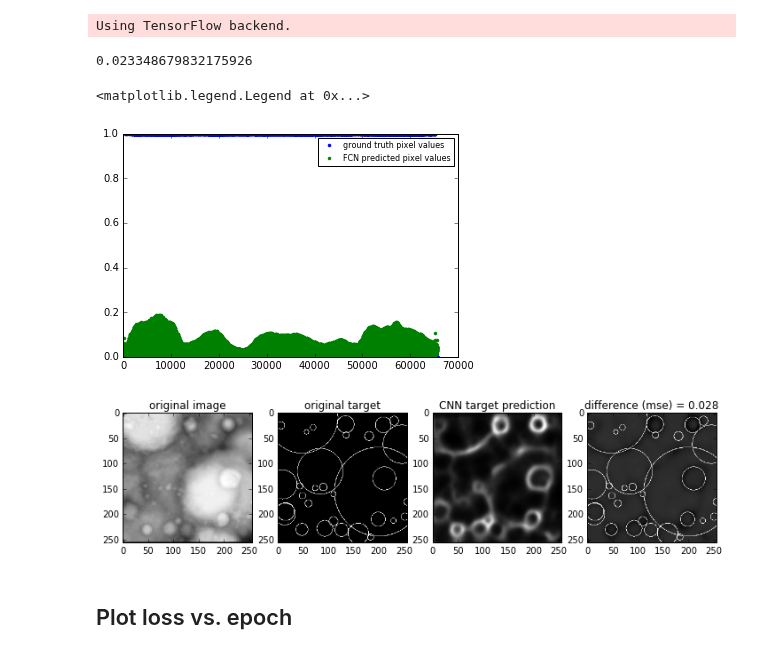
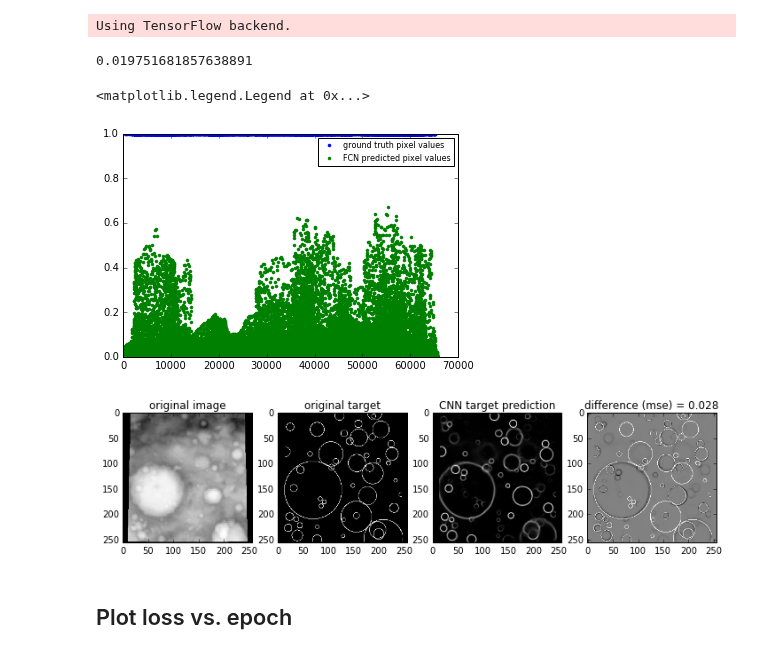
Before and after one commit to silburt/moon-craters, a Jupyter notebook: Mask_generator_analysis_ari.ipynb, the cells around one changed output. Drawn from its saved outputs; the diff is of its cells as text; code cells hidden in the pictures.

```diff
--- a/Mask_generator_analysis_ari.ipynb
+++ b/Mask_generator_analysis_ari.ipynb
@@ -121,7 +121,7 @@ Using TensorFlow backend.
 #filename = 'models/FCNforkskip_%s_FL20.h5'%ext
 #filename = 'models/FCNforkskip_sigmoidinv_FL10.h5'
 #filename = 'models/ds4_sigmoid_FL10.h5'
-filename = 'models/unet_s256_rings_FL10.h5'
+filename = 'models/unet_s256_rings_FL10_relu.h5'
 model = load_model(filename)
 #model.summary()
 # %%
@@ -132,7 +132,7 @@ target = model.predict(test_data[off:(n+off)].astype('float32'))
 err = np.sum((test_target[off:(n+off)] - target)**2) / (n*300*300)
 err
 # %% [output]
-0.023348679832175926
+0.019751681857638891
 # %%
 i=0
 dim = 256
@@ -141,24 +141,24 @@ plt.plot(target[i].reshape(dim*dim,1), '.', label='FCN predicted pixel values')
 plt.legend(fontsize=8, numpoints=1)
 # %% [output]
 <matplotlib.legend.Legend at 0x...>
-[figure, old version]
+[figure, new version]
 # %%
-i=0
+i=9
 
 f, (ax1, ax2, ax3, ax4) = plt.subplots(1,4, figsize=[12, 8])
 ax1.imshow(test_data[off+i].reshape(dim,dim), origin='upper', cmap="Greys_r")
 ax2.imshow(test_target[off+i], origin='upper', cmap="Greys_r")
 ax3.imshow(target[i], origin='upper', cmap="Greys_r")
 ax4.imshow(test_target[off+i] - target[i], origin='upper', cmap="Greys_r")
 ax1.set_title('original image')
 ax2.set_title('original target')
 ax3.set_title('CNN target prediction')
 diff = np.sum((test_target[i] - target[i])**2)/(300*300)
 ax4.set_title('difference (mse) = %.3f'%diff)
 plt.savefig('output_dir/images/%s_%d.png'%(os.path.basename(filename).split('.h5')[0],i))
 #save_image(target[i], "Greys_r", 'output_dir/images/%s_%d_target.png'%(os.path.basename(filename).split('.h5')[0],i))
 # %% [output]
-[figure, old version]
+[figure, new version]
 # %% [markdown]
 ## Plot loss vs. epoch
 # %%
```
Also changed, not shown: 2 other files.
